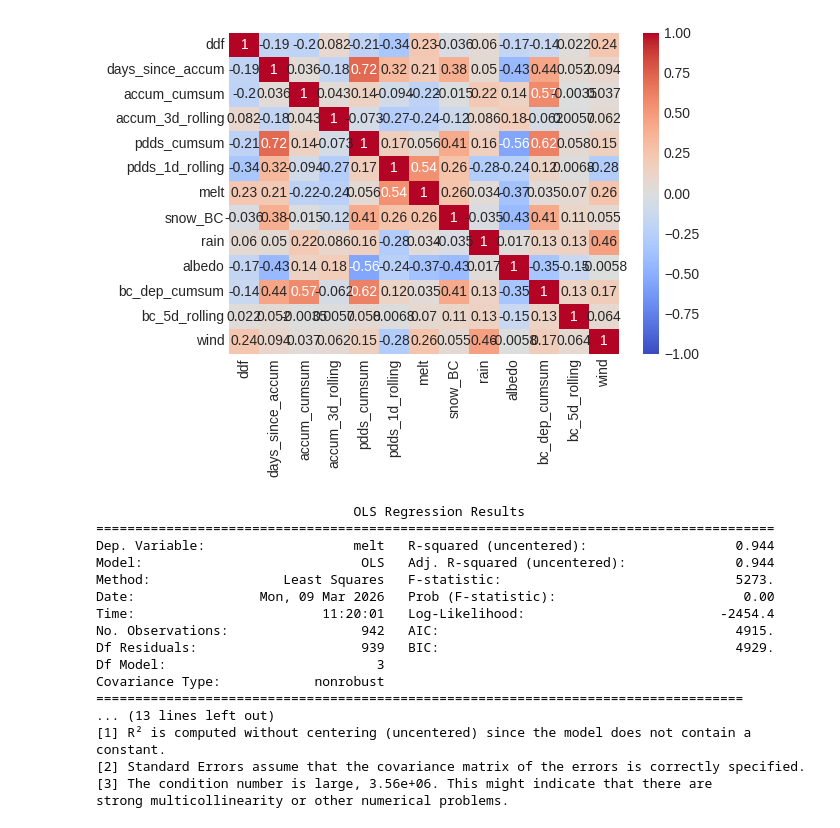
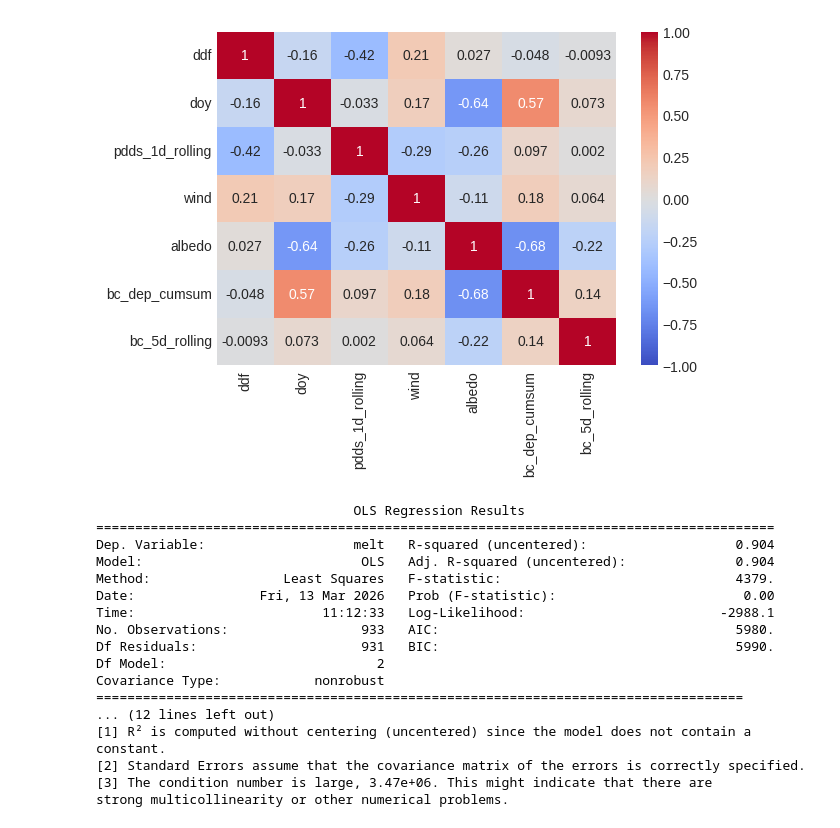
Before and after one commit to clairevwilson/PEBSI, a Jupyter notebook: project/calibrate.ipynb, the cells around one changed output. Drawn from its saved outputs; the diff is of its cells as text; code cells hidden in the pictures.

```diff
--- a/project/calibrate.ipynb
+++ b/project/calibrate.ipynb
@@ -43,26 +41,29 @@ The autoreload extension is already loaded. To reload it, use:
 # %%
 glacier = 'wolverine'
 site = 'B'
-date = '03_12'
+date = '03_11'
 
 all_mod_albedo = []
 all_meas_albedo = []
+all_time_albedo = []
 best_dict = {}
 all_best = {}
-for glacier in ['gulkana']: # site_dict:
+for glacier in site_dict:
+# for glacier in ['gulkana']: #
     best_dict[glacier] = {}
     all_best[glacier] = {}
-    for site in 'D': # site_dict[glacier]:
+    # for site in 'D':
+    for site in site_dict[glacier]:
         fp = base_fp + f'{date}_{glacier}_{site}_0/'
 
         if not os.path.exists(fp + 'missing.txt'):
             print(f'! no missing.txt in {glacier} {site}; simulations could be in progress !')
-            pass
+            continue
         fn = f'grid_{date}_setXX_run0_0.nc'
 
         min_error = np.inf
         by_params = {}
-        for setno in range(2, 30, 5):
+        for setno in [4]: # range(2, 30, 5):
             fn_set = fp + fn.replace('XX', str(setno))
             if not os.path.exists(fn_set):
                 continue
@@ -112,9 +113,10 @@ for glacier in ['gulkana']: # site_dict:
 
         # plot
         # mb_data.plot_mb()
-        albedo_data.plot_timeseries()
+        # albedo_data.plot_timeseries()
 
-        for mod, meas in zip(albedo_data.mod, albedo_data.meas):
+        for mod, meas, t in zip(albedo_data.mod, albedo_data.meas, albedo_data.time):
             all_mod_albedo.append(mod)
             all_meas_albedo.append(meas)
+            all_time_albedo.append(t)
 # %% [output]
@@ -125,5 +139,0 @@ Albedo bias: 0.07294159562452437
-# %%
-ds = best_dict['gulkana']['D']
-dates = pd.date_range('2019-04-20','2019-08-20')
-visualize_layers(ds, dates, ['layerBC','layergrainsize'])
-visualize_layers(ds, dates+pd.Timedelta(days=365*3), ['layerBC','layergrainsize'])
@@ -134,8 +139,0 @@ visualize_layers(ds, dates+pd.Timedelta(days=365*3), ['layerBC','layergrainsize'
-# %%
-ds = best_dict['gulkana']['D']
-for year in np.unique(pd.to_datetime(ds.time.values).year):
-    dates = pd.date_range(f'{year}-04-20',f'{year}-08-20')
-    dsk = ds.sel(time=dates)
-    plt.plot(pd.to_datetime(dsk.time.values).day_of_year, dsk.layerdust.isel(layer=0), label=str(year))
-plt.legend()
-plt.show()
@@ -190,12 +212,12 @@ plt.show()
 all_df = None
 for glacier in site_dict:
     coords = coord_dict[glacier]
-    ds_bcd = xr.open_dataset(f'../../climate_data/MERRA2/{coords}/BCDP002_{coords}.nc')
-    ds_bcw = xr.open_dataset(f'../../climate_data/MERRA2/{coords}/BCWT002_{coords}.nc')
+    ds_bcd = xr.open_dataset(f'/trace/group/rounce/cvwilson/climate_data/MERRA2/{coords}/BCDP002_{coords}.nc')
+    ds_bcw = xr.open_dataset(f'/trace/group/rounce/cvwilson/climate_data/MERRA2/{coords}/BCWT002_{coords}.nc')
     ds_bc = ds_bcd['BCDP002'] + ds_bcw['BCWT002']
 
-    dsu = xr.open_dataset(f'../../climate_data/MERRA2/{coords}/U2M_{coords}.nc')['U2M']
-    dsv = xr.open_dataset(f'../../climate_data/MERRA2/{coords}/V2M_{coords}.nc')['V2M']
+    dsu = xr.open_dataset(f'/trace/group/rounce/cvwilson/climate_data/MERRA2/{coords}/U2M_{coords}.nc')['U2M']
+    dsv = xr.open_dataset(f'/trace/group/rounce/cvwilson/climate_data/MERRA2/{coords}/V2M_{coords}.nc')['V2M']
     wind = np.sqrt(np.square(dsu.values) + np.square(dsv.values))
     dsv.values = wind
     all_wind = dsv.resample(time='d').mean()
@@ -212,7 +234,7 @@ for glacier in site_dict:
         # albedo.get_model_albedo(ds)
         # albedo.plot_timeseries()
         out = base_fp+f'ddf/{glacier}{site}_df.csv'
-        df = get_ddf_df(ds, ds_bc,  n_rolling_bc=5, n_rolling_pdds=1, savefig=True) # output_fn=out, plot_corr=True,
+        df = get_ddf_df(ds, ds_bc,  n_rolling_bc=5, n_rolling_pdds=1, savefig=True, output_fn=out) # , plot_corr=True,
         df['glacier'] = [glacier] * len(df.index)
         df['glaciersite'] = [glacier + site] * len(df.index)
         df['wind'] = all_wind.sel(time=pd.to_datetime(df.index)).values
@@ -221,19 +243,20 @@ for glacier in site_dict:
         else:
             all_df = df
 # %%
-corr = all_df.drop(columns=['glaciersite','glacier']).corr()
+all_df['doy'] = pd.to_datetime(all_df.index).day_of_year
+corr = all_df[['ddf','doy','pdds_1d_rolling','wind','albedo','bc_dep_cumsum','bc_5d_rolling']].corr()
 plt.figure()
 sns.heatmap(corr, annot=True, cmap='coolwarm', vmin=-1, vmax=1)
 plt.tight_layout()
 plt.show()
 # %% [output]
-[figure, old version]
+[figure, new version]
 # %%
 import statsmodels.api as sm
 # df['BC_eff'] = df['bc_1d_rolling'].ewm(halflife=3).mean()
 
 # df must contain columns: 'melt', 'PDD', 'BC'
-X = df[['pdds_1d_rolling', 'bc_5d_rolling','wind']]
+X = df[['pdds_1d_rolling', 'bc_5d_rolling']]
 y = df['melt']
 
 model = sm.OLS(y, X).fit()
@@ -241,18 +264,18 @@ print(model.summary())
 # %% [output]
                                  OLS Regression Results
 =======================================================================================
-Dep. Variable:                   melt   R-squared (uncentered):                   0.944
-Model:                            OLS   Adj. R-squared (uncentered):              0.944
-Method:                 Least Squares   F-statistic:                              5273.
-Date:                Mon, 09 Mar 2026   Prob (F-statistic):                        0.00
-Time:                        11:20:01   Log-Likelihood:                         -2454.4
-No. Observations:                 942   AIC:                                      4915.
-Df Residuals:                     939   BIC:                                      4929.
-Df Model:                           3
+Dep. Variable:                   melt   R-squared (uncentered):                   0.904
+Model:                            OLS   Adj. R-squared (uncentered):              0.904
+Method:                 Least Squares   F-statistic:                              4379.
+Date:                Fri, 13 Mar 2026   Prob (F-statistic):                        0.00
+Time:                        11:12:33   Log-Likelihood:                         -2988.1
+No. Observations:                 933   AIC:                                      5980.
+Df Residuals:                     931   BIC:                                      5990.
+Df Model:                           2
 Covariance Type:            nonrobust
 ===================================================================================
-... (13 lines left out)
+... (12 lines left out)
 [1] R² is computed without centering (uncentered) since the model does not contain a constant.
 [2] Standard Errors assume that the covariance matrix of the errors is correctly specified.
-[3] The condition number is large, 3.56e+06. This might indicate that there are
+[3] The condition number is large, 3.47e+06. This might indicate that there are
 strong multicollinearity or other numerical problems.
```
Also changed, not shown: parts of 12 cells of this notebook, 4 other files.
